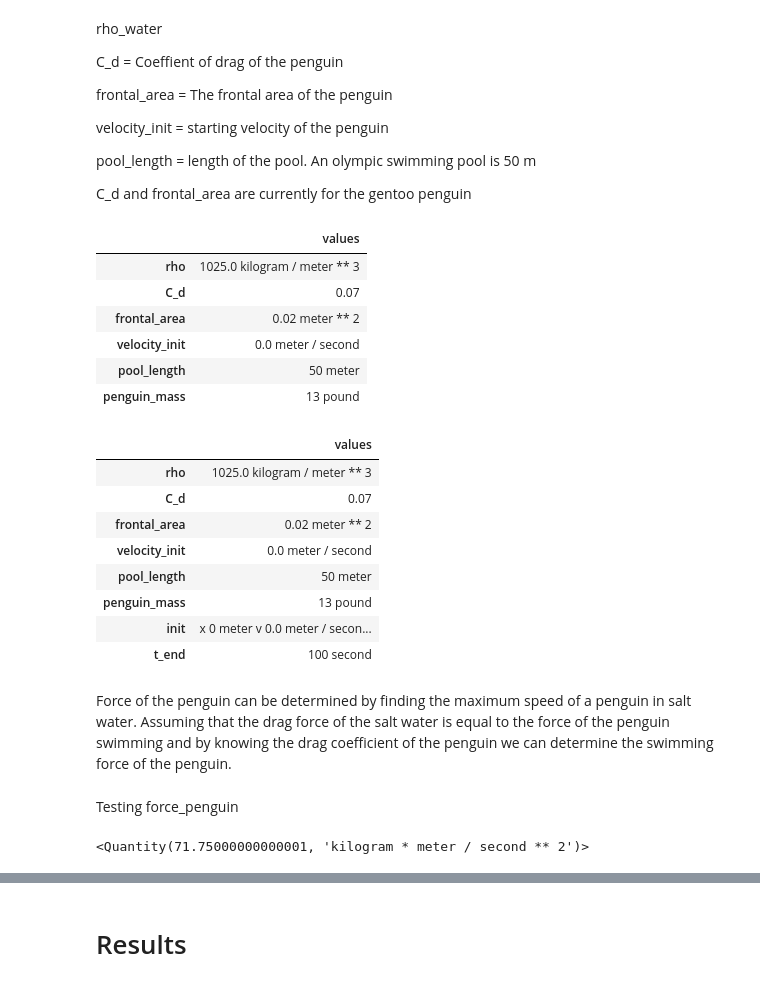
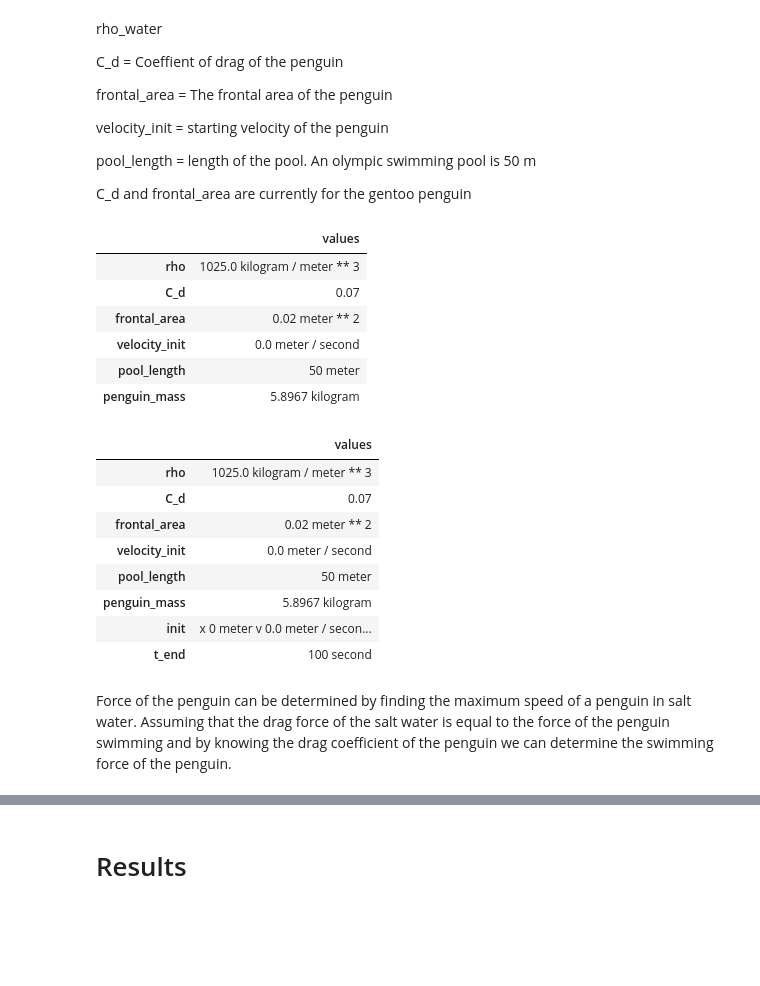
Before and after one commit to Griffith-Stites/ModSimPy, a Jupyter notebook: code/Project_3.ipynb, the cells around one changed output, grey strips where cells are left out. Drawn from its saved outputs; the diff is of its cells as text; code cells hidden in the pictures; blank space fills up the shorter version.

```diff
--- a/code/Project_3.ipynb
+++ b/code/Project_3.ipynb
@@ -49,26 +57,26 @@ C_d and frontal_area are currently for the gentoo penguin
 # %%
 rho_water = 1000 * kg/m**3
 rho_sea_water = 1025 * kg/m**3
 rho_syrup = 1370 * kg/m**3
 rho_propyl_alcohol = 800 * kg/m**3
 rho_air = 1.2 * kg/m**3
 
-gentoo_mass = 13 * lb
+gentoo_mass =  5.8967 * kg
 params = Params(rho = rho_sea_water,
                 C_d = 0.07,
                 frontal_area = 0.02 * m**2,
                 velocity_init = 0 * m / s,
                 pool_length = 50 * m,
                 penguin_mass = gentoo_mass
 )
 # %% [output]
 |  | values |
 | rho | 1025.0 kilogram / meter ** 3 |
 | C_d | 0.07 |
 | frontal_area | 0.02 meter ** 2 |
 | velocity_init | 0.0 meter / second |
 | pool_length | 50 meter |
-| penguin_mass | 13 pound |
+| penguin_mass | 5.8967 kilogram |
 # %%
 def make_system(params):
     """Make a system object.
@@ -90,7 +98,7 @@ system = make_system(params)
 | frontal_area | 0.02 meter ** 2 |
 | velocity_init | 0.0 meter / second |
 | pool_length | 50 meter |
-| penguin_mass | 13 pound |
+| penguin_mass | 5.8967 kilogram |
 | init | x 0 meter v 0.0 meter / secon... |
 | t_end | 100 second |
 # %%
@@ -118,14 +126,6 @@ def force_penguin(max_speed, system):
     f_drag = force_drag(max_speed, system)
     f_penguin = - f_drag
     return f_penguin
-# %% [markdown]
-Testing force_penguin
-# %%
-gentoo_max_speed = 36 * km / hr
-gentoo_max_speed = 10 * m / s
-force_penguin = force_penguin(gentoo_max_speed, system)
-# %% [output]
-<Quantity(71.75000000000001, 'kilogram * meter / second ** 2')>
 # %%
 def slope_func(state, t, system):
     """Computes derivatives of the state variables.
```
Also changed, not shown: parts of 23 cells of this notebook, 1 other file.
